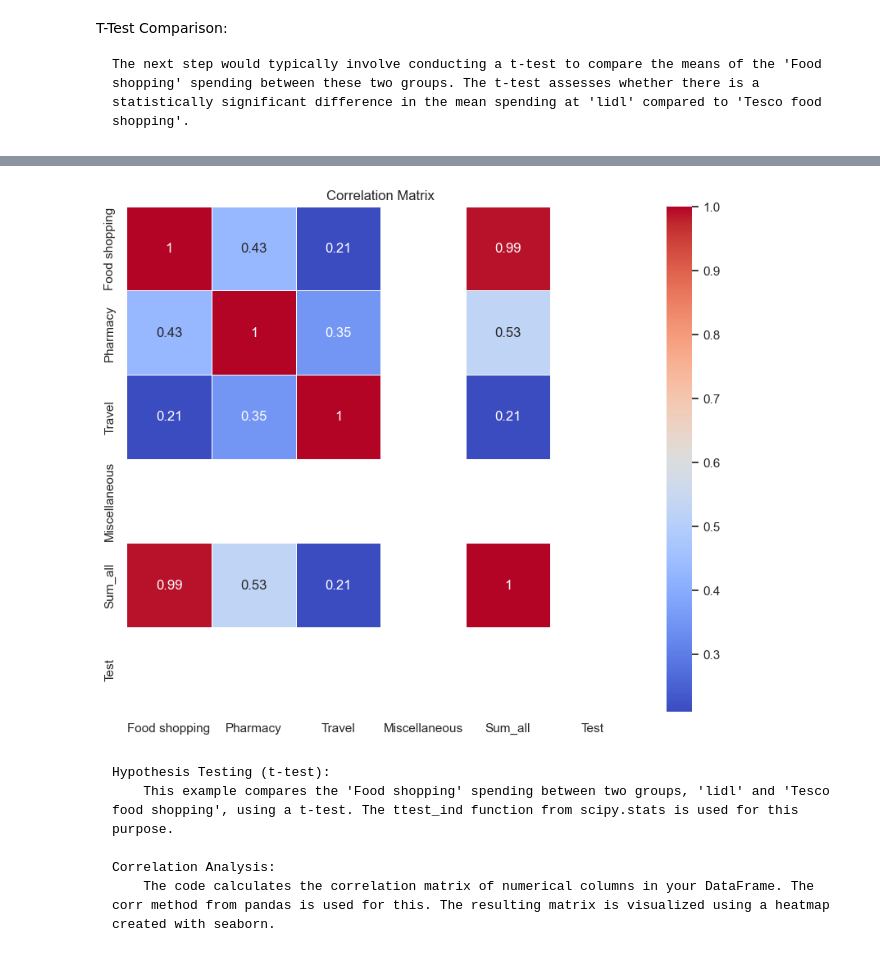
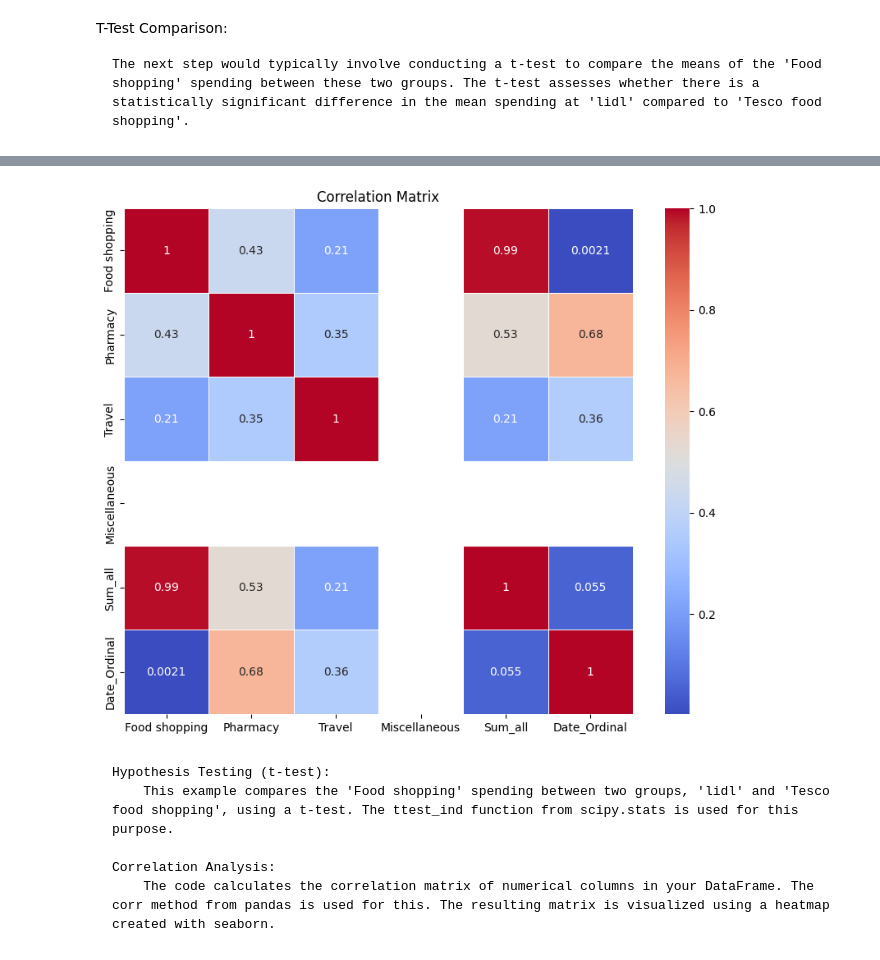
Before and after one commit to michaluhrinek/Pandas, a Jupyter notebook: Pandas.ipynb, the cells around one changed output, grey strips where cells are left out. Saved outputs shown, nothing was run; the diff lists cells and outputs as text; code cells hidden in the pictures.

```diff
--- a/Pandas.ipynb
+++ b/Pandas.ipynb
@@ -338,0 +329,9 @@ dtype: float64
+# %%
+# Convert relevant columns to numeric
+df['Food shopping'] = pd.to_numeric(df['Food shopping'], errors='coerce')
+df['Sum_all'] = pd.to_numeric(df['Sum_all'], errors='coerce')
+df['Pharmacy'] = pd.to_numeric(df['Pharmacy'], errors='coerce')
+df['Travel'] = pd.to_numeric(df['Travel'], errors='coerce')
+
+# Calculate mean of numeric columns (excluding non-numeric ones)
+df.select_dtypes(include=['number']).mean()  # Select only numeric columns for mean calculation
@@ -680,0 +685,14 @@ P-Value: nan
+# %%
+df['Food shopping'] = df['Food shopping'].str.replace(' ', '')  # Replace spaces with empty strings
+df['Food shopping'] = df['Food shopping'].str.replace(',', '.', regex=False) #replace ',' with '.' for float conversion
+df['Food shopping'] = pd.to_numeric(df['Food shopping'], errors='coerce')
+# %%
+# Convert 'Date' to datetime
+df['Date'] = pd.to_datetime(df['Date'], format='%d.%m.%Y', errors='coerce')
+
+# Create 'Date_Ordinal'
+df['Date_Ordinal'] = df['Date'].apply(lambda date: date.toordinal())
+
+# Now you can proceed with correlation analysis
+correlation_matrix = df.select_dtypes(include=['number']).corr()  # Select only numerical columns
+print(correlation_matrix)
@@ -681,14 +715,14 @@ P-Value: nan
 # %%
 # Correlation Analysis
 # Calculate correlation matrix and visualize it using a heatmap
-correlation_matrix = df.corr()
+correlation_matrix = df.select_dtypes(include=['number']).corr()
 
 plt.figure(figsize=(10, 8))
 sns.heatmap(correlation_matrix, annot=True, cmap='coolwarm', linewidths=.5)
 plt.title('Correlation Matrix')
 plt.show()
 # %% [output]
-[figure, old version]
+[figure, new version]
 # %% [markdown]
     Hypothesis Testing (t-test):
         This example compares the 'Food shopping' spending between two groups, 'lidl' and 'Tesco food shopping', using a t-test. The ttest_ind function from scipy.stats is used for this purpose.
```
Also changed, not shown: parts of 16 cells of this notebook.
